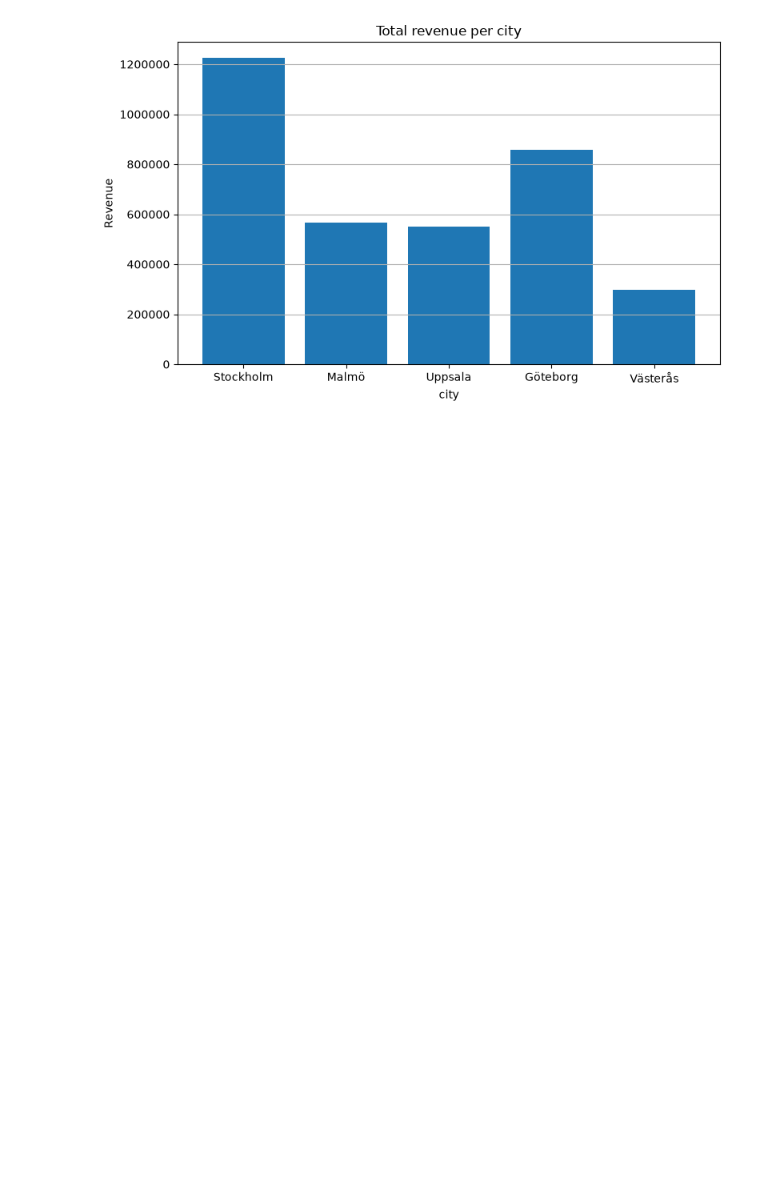
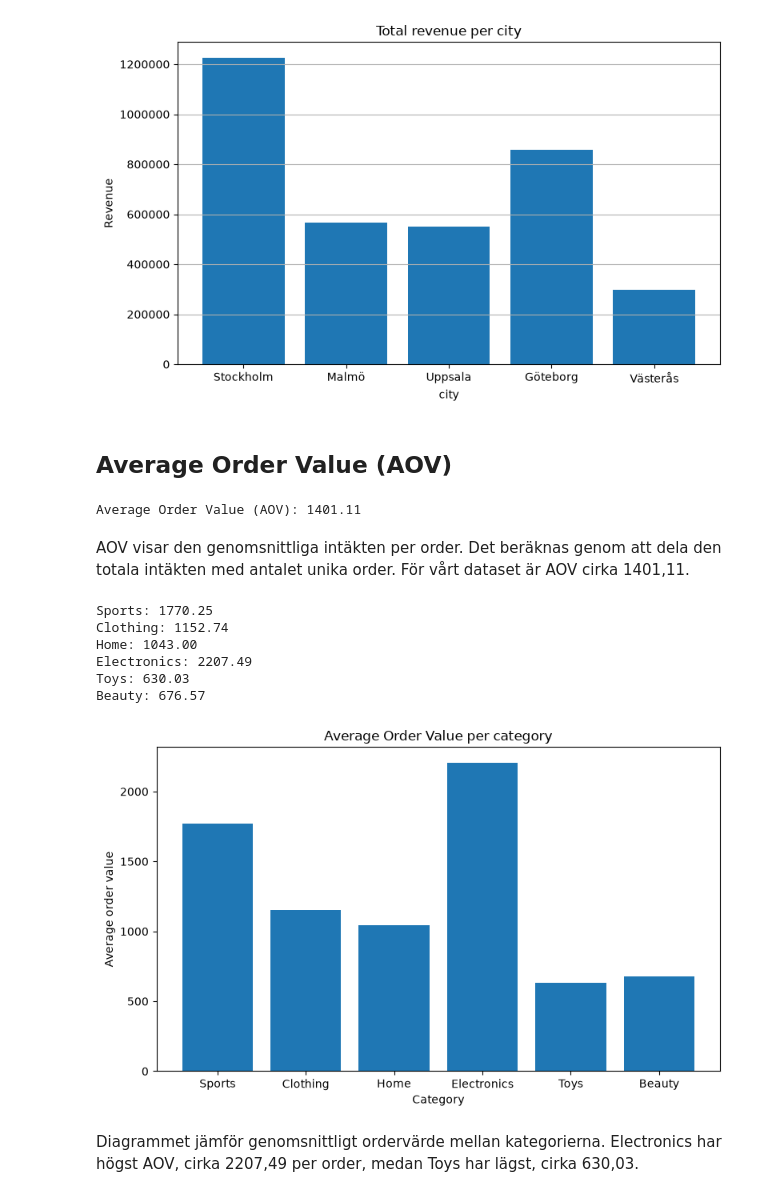
Before and after one commit to Janiika/Gruppuppgift_grupp4, a Jupyter notebook: notebooks/report.ipynb, the cells around one changed output. Saved outputs shown, nothing was run; the diff lists cells and outputs as text; code cells hidden in the pictures; blank space fills up the shorter version.

Commit message:
Lägg till AOV i rapporten med diagram och rekommendation

```diff
--- a/notebooks/report.ipynb
+++ b/notebooks/report.ipynb
@@ -64,3 +64,55 @@ Uppsala: 551478.42
 Göteborg: 859019.65
 Västerås: 297140.90
 [figure]
+# %% [markdown]
+## Average Order Value (AOV)
+# %%
+from aov_top3 import average_order_value
+
+aov = average_order_value(data)
+print(f"Average Order Value (AOV): {aov:.2f}")
+# %% [output]
+Average Order Value (AOV): 1401.11
+# %% [markdown]
+AOV visar den genomsnittliga intäkten per order. Det beräknas genom att dela den totala intäkten med antalet unika order. För vårt dataset är AOV cirka 1401,11.
+# %%
+# Samla försäljningen efter kategori
+category_data = {}
+
+for row in data:
+    category = row["category"]
+    if category not in category_data:
+        category_data[category] = []
+    category_data[category].append(row)
+
+# Beräkna AOV för varje kategori
+for category, rows in category_data.items():
+    print(f"{category}: {average_order_value(rows):.2f}")
+# %% [output]
+Sports: 1770.25
+Clothing: 1152.74
+Home: 1043.00
+Electronics: 2207.49
+Toys: 630.03
+Beauty: 676.57
+# %%
+import matplotlib.pyplot as plt
+
+categories = []
+aov_values = []
+
+for category, rows in category_data.items():
+    categories.append(category)
+    aov_values.append(average_order_value(rows))
+
+plt.figure(figsize=(8, 5))
+plt.bar(categories, aov_values)
+plt.title("Average Order Value per category")
+plt.xlabel("Category")
+plt.ylabel("Average order value")
+plt.tight_layout()
+plt.show()
+# %% [output]
+[figure, added]
+# %% [markdown]
+Diagrammet jämför genomsnittligt ordervärde mellan kategorierna. Electronics har högst AOV, cirka 2207,49 per order, medan Toys har lägst, cirka 630,03.
```
Also changed, not shown: parts of 1 cell of this notebook, 1 other file.
